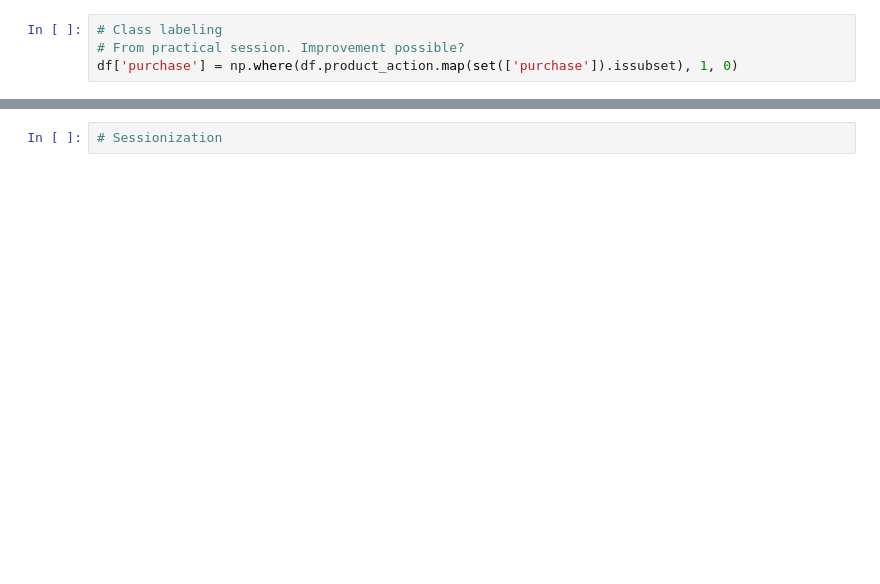
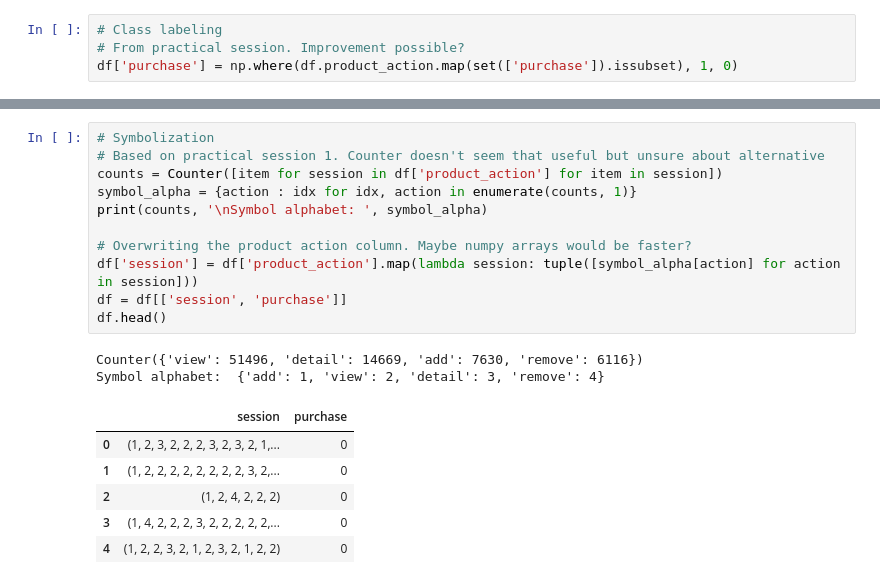
Before and after one commit to TomasVanDenBoom/ACD, a Jupyter notebook: Preprocessing.ipynb, the cells around one changed output, grey strips where cells are left out. Drawn from its saved outputs; the diff is of its cells as text; blank space fills up the shorter version.

```diff
--- a/Preprocessing.ipynb
+++ b/Preprocessing.ipynb
@@ -30,2 +84,20 @@ df['product_action'] = df['product_action'].map(lambda x: x[0:(x.index('purchase
 # %%
-# Sessionization
+# Symbolization
+# Based on practical session 1. Counter doesn't seem that useful but unsure about alternative
+counts = Counter([item for session in df['product_action'] for item in session])
+symbol_alpha = {action : idx for idx, action in enumerate(counts, 1)}
+print(counts, '\nSymbol alphabet: ', symbol_alpha)
+
+# Overwriting the product action column. Maybe numpy arrays would be faster?
+df['session'] = df['product_action'].map(lambda session: tuple([symbol_alpha[action] for action in session]))
+df = df[['session', 'purchase']]
+df.head()
+# %% [output]
+Counter({'view': 51496, 'detail': 14669, 'add': 7630, 'remove': 6116})
+Symbol alphabet:  {'add': 1, 'view': 2, 'detail': 3, 'remove': 4}
+|  | session | purchase |
+| 0 | (1, 2, 3, 2, 2, 2, 3, 2, 3, 2, 1,... | 0 |
+| 1 | (1, 2, 2, 2, 2, 2, 2, 2, 2, 3, 2,... | 0 |
+| 2 | (1, 2, 4, 2, 2, 2) | 0 |
+| 3 | (1, 4, 2, 2, 2, 3, 2, 2, 2, 2, 2,... | 0 |
+| 4 | (1, 2, 2, 3, 2, 1, 2, 3, 2, 1, 2, 2) | 0 |
```
Also changed, not shown: parts of 9 cells of this notebook.
